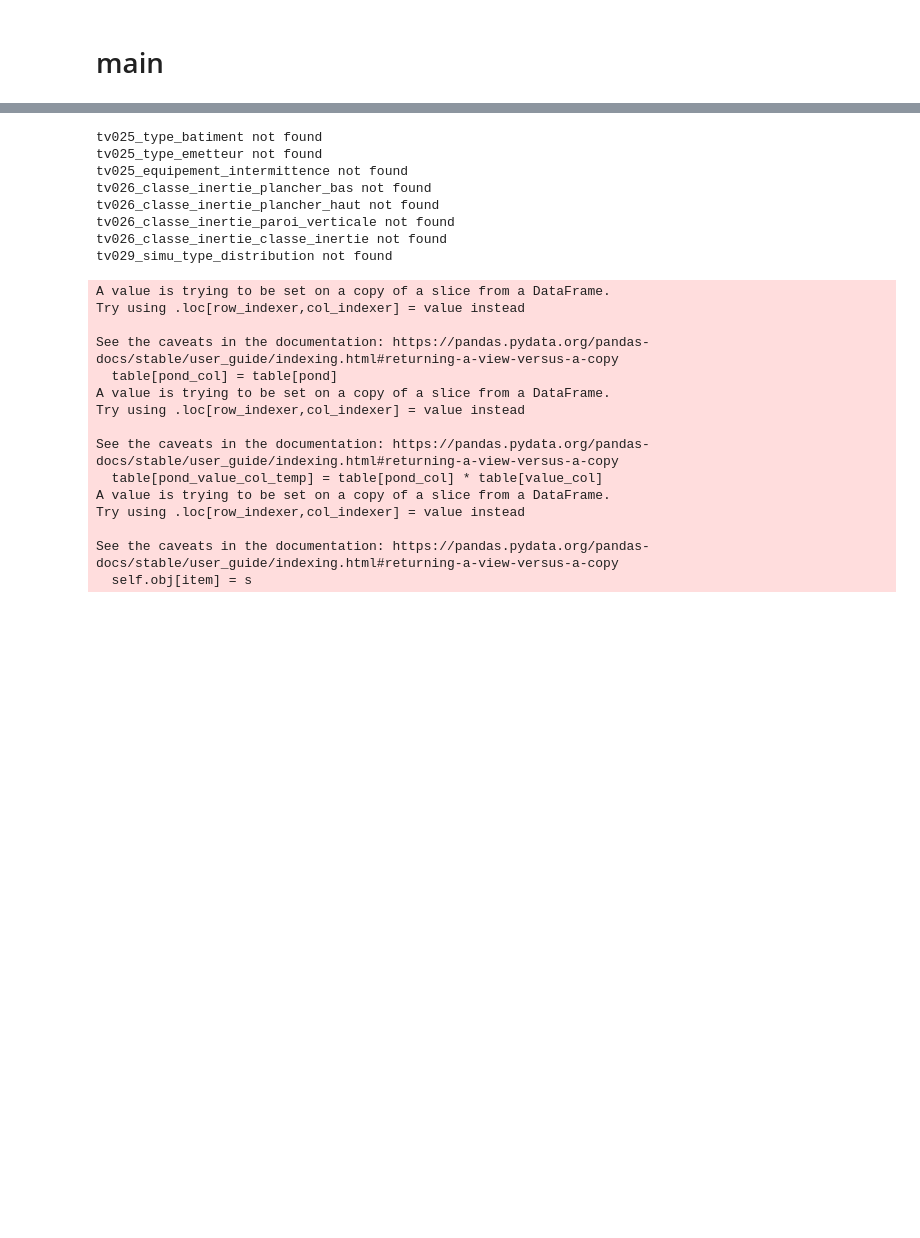
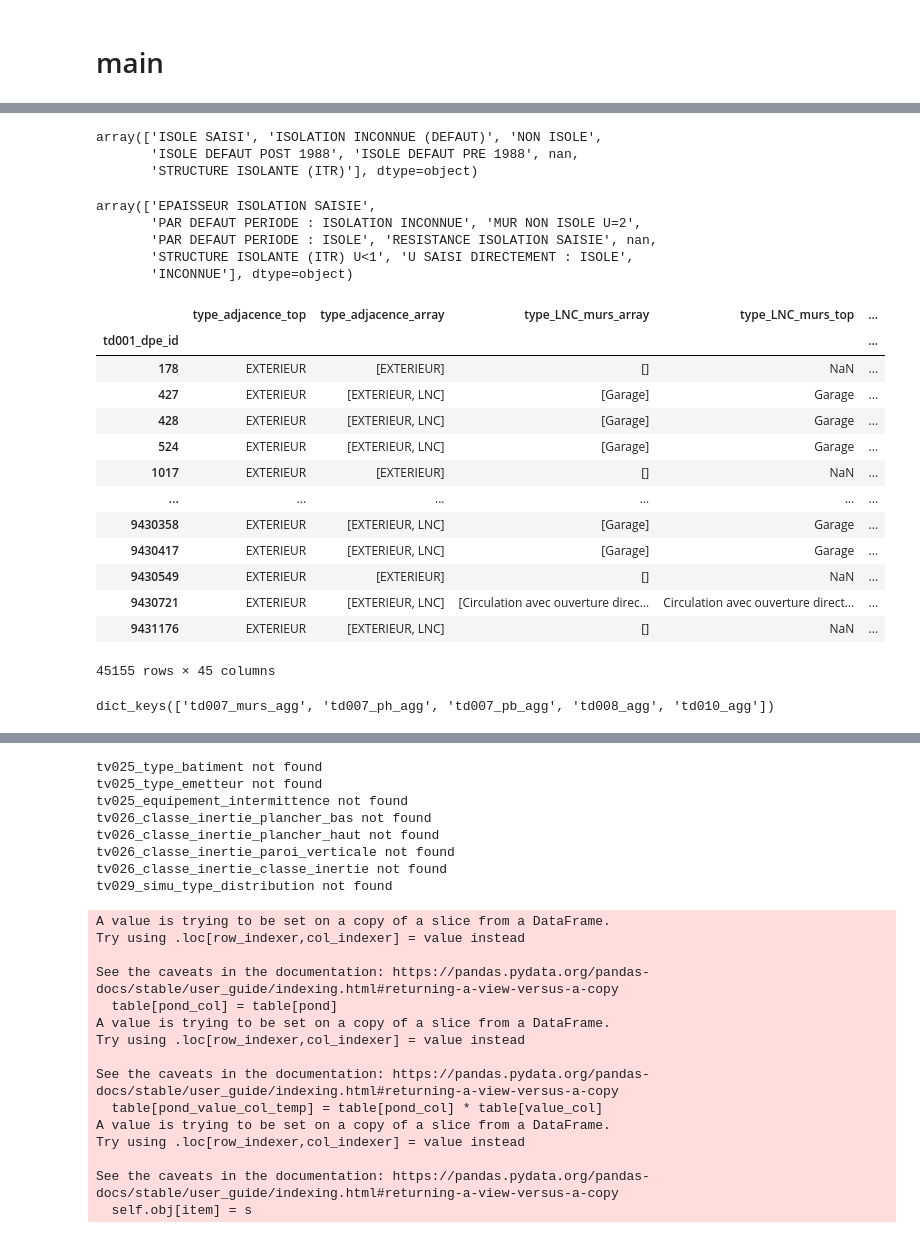
Before and after one commit to etalab/de-dpe-processing, a Jupyter notebook: data_processing_cstb/traitement_donnees_metier/dev-Copy1.ipynb, the cells around one changed output, grey strips where cells are left out. Cells and saved outputs as stored; diff of their text form; code cells hidden in the pictures; blank space fills up the shorter version.

```diff
--- a/data_processing_cstb/traitement_donnees_metier/dev-Copy1.ipynb
+++ b/data_processing_cstb/traitement_donnees_metier/dev-Copy1.ipynb
@@ -246,13 +246,13 @@ for dept_dir in list_dir:
     td008 = pd.read_csv(dept_dir / 'td008_baie.csv', dtype=str)
     td008 = td008.drop('td008_baie_id', axis=1)
     td010 = pd.read_csv(dept_dir / 'td010_pont_thermique.csv', dtype=str)
-
     # ENVELOPPE PROCESSING
     td001_enveloppe_agg, td008_p, td007_p, env_compo_dict, env_compo_agg_dict = run_enveloppe_processing(td001,
-                                                                                                         td006,
+                                                                                                    td006,
                                                                                                          td007,
                                                                                                          td008,
                                                                                                          td010)
+    break
 
     round_float_cols(td001_enveloppe_agg).to_csv(annexe_dept_dir / 'td001_enveloppe_agg_annexe.csv')
     round_float_cols(td007_p).to_csv(annexe_dept_dir / 'td007_paroi_opaque_annexe.csv')
@@ -310,0 +341,35 @@ td006
+# %%
+env_compo_agg_dict['td007_murs_agg'].isolation_murs_top.unique()
+# %% [output]
+array(['ISOLE SAISI', 'ISOLATION INCONNUE (DEFAUT)', 'NON ISOLE',
+       'ISOLE DEFAUT POST 1988', 'ISOLE DEFAUT PRE 1988', nan,
+       'STRUCTURE ISOLANTE (ITR)'], dtype=object)
+# %%
+env_compo_agg_dict['td007_murs_agg'].meth_calc_U_murs_top.unique()
+# %% [output]
+array(['EPAISSEUR ISOLATION SAISIE',
+       'PAR DEFAUT PERIODE : ISOLATION INCONNUE', 'MUR NON ISOLE U=2',
+       'PAR DEFAUT PERIODE : ISOLE', 'RESISTANCE ISOLATION SAISIE', nan,
+       'STRUCTURE ISOLANTE (ITR) U<1', 'U SAISI DIRECTEMENT : ISOLE',
+       'INCONNUE'], dtype=object)
+# %%
+env_compo_agg_dict['td007_murs_agg'].type_LNC_murs_top.unique()
+# %% [output]
+|  | type_adjacence_top | type_adjacence_array | type_LNC_murs_array | type_LNC_murs_top | ... |
+| td001_dpe_id |  |  |  |  | ... |
+| 178 | EXTERIEUR | [EXTERIEUR] | [] | NaN | ... |
+| 427 | EXTERIEUR | [EXTERIEUR, LNC] | [Garage] | Garage | ... |
+| 428 | EXTERIEUR | [EXTERIEUR, LNC] | [Garage] | Garage | ... |
+| 524 | EXTERIEUR | [EXTERIEUR, LNC] | [Garage] | Garage | ... |
+| 1017 | EXTERIEUR | [EXTERIEUR] | [] | NaN | ... |
+| ... | ... | ... | ... | ... | ... |
+| 9430358 | EXTERIEUR | [EXTERIEUR, LNC] | [Garage] | Garage | ... |
+| 9430417 | EXTERIEUR | [EXTERIEUR, LNC] | [Garage] | Garage | ... |
+| 9430549 | EXTERIEUR | [EXTERIEUR] | [] | NaN | ... |
+| 9430721 | EXTERIEUR | [EXTERIEUR, LNC] | [Circulation avec ouverture direc... | Circulation avec ouverture direct... | ... |
+| 9431176 | EXTERIEUR | [EXTERIEUR, LNC] | [] | NaN | ... |
+45155 rows × 45 columns
+# %%
+env_compo_agg_dict.keys()
+# %% [output]
+dict_keys(['td007_murs_agg', 'td007_ph_agg', 'td007_pb_agg', 'td008_agg', 'td010_agg'])
```
Also changed, not shown: parts of 21 cells of this notebook, 3 other files.
